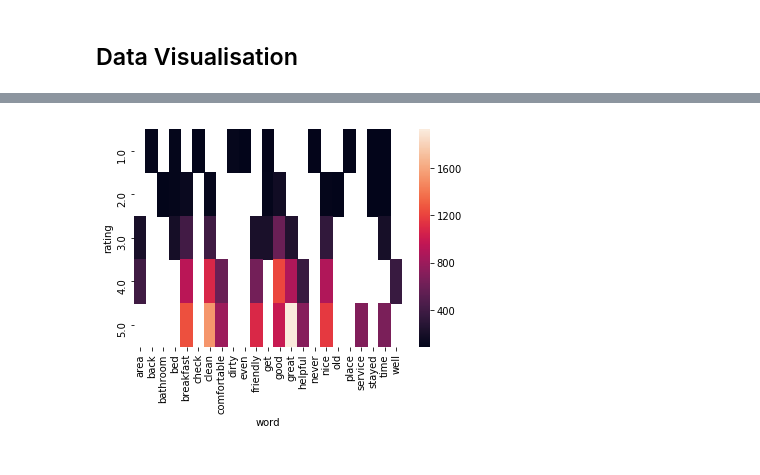
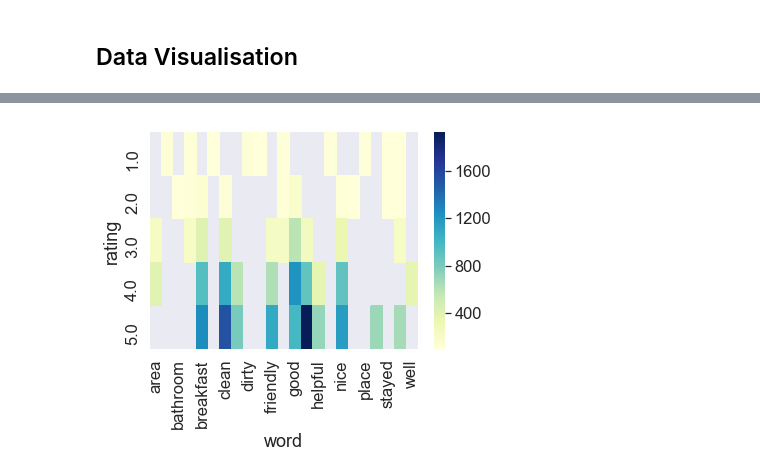
Before and after one commit to janelcv/Hotel_Rating_Analysis, a Jupyter notebook: Hotel_Ratings_Analysis-04.ipynb, the cells around one changed output, grey strips where cells are left out. Saved outputs shown, nothing was run; the diff lists cells and outputs as text; code cells hidden in the pictures.

```diff
--- a/Hotel_Ratings_Analysis-04.ipynb
+++ b/Hotel_Ratings_Analysis-04.ipynb
@@ -379,7 +379,7 @@ for word in list_filtered_3_new.lower().split():
             wordcount3[word] = 1
         else:
             wordcount3[word] += 1
-sorted_by_value3 = sorted(wordcount3.items(), key=lambda kv: kv[1], reverse=True)[:10]
+sorted_by_value3 = sorted(wordcount3.items(), key=lambda kv: kv[1], reverse=True)[:20]
 word_list3 = []
 count_list3 = []
 for element in sorted_by_value3:
@@ -402,7 +402,7 @@ for word in list_filtered_2_new.lower().split():
             wordcount2[word] = 1
         else:
             wordcount2[word] += 1
-sorted_by_value2 = sorted(wordcount2.items(), key=lambda kv: kv[1], reverse=True)[:10]
+sorted_by_value2 = sorted(wordcount2.items(), key=lambda kv: kv[1], reverse=True)[:20]
 word_list2 = []
 count_list2 = []
 for element in sorted_by_value2:
@@ -425,7 +425,7 @@ for word in list_filtered_1_new.lower().split():
             wordcount1[word] = 1
         else:
             wordcount1[word] += 1
-sorted_by_value1 = sorted(wordcount1.items(), key=lambda kv: kv[1], reverse=True)[:10]
+sorted_by_value1 = sorted(wordcount1.items(), key=lambda kv: kv[1], reverse=True)[:20]
 word_list1 = []
 count_list1 = []
 for element in sorted_by_value1:
@@ -470,3 +470,7 @@ import seaborn as sns
 from ipywidgets import widgets, interactive
 from wordcloud import WordCloud
 from PIL import Image
+# %%
+short_frames = [df5[:10], df4[:10], df3[:10], df2[:10], df1[:10]]
+short_df = pd.concat(short_frames)
+short_df.head()
@@ -473,7 +484,7 @@ from PIL import Image
 # %%
-heat_map_data = df.pivot("rating",'word','count')
-heat_map = sns.heatmap(heat_map_data)
+heat_map_data = short_df.pivot("rating",'word','count')
+heat_map = sns.heatmap(heat_map_data, cmap="YlGnBu")
 # %% [output]
-[figure, old version]
+[figure, new version]
 # %%
 # Create a widget containing poem titles (sorted alphabetically)
```
Also changed, not shown: parts of 20 cells of this notebook, 7 other files.
